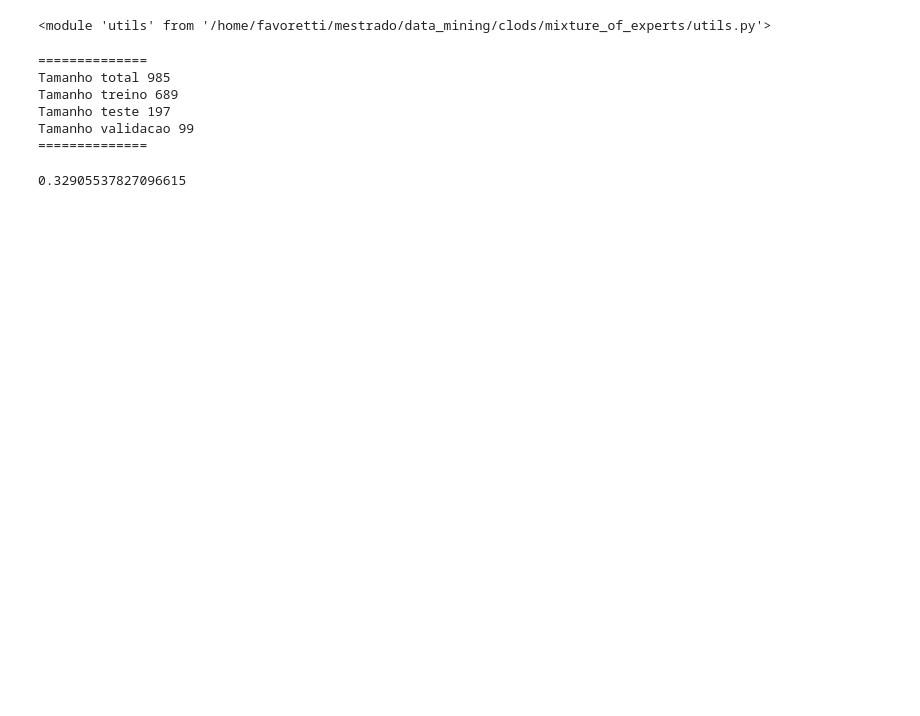
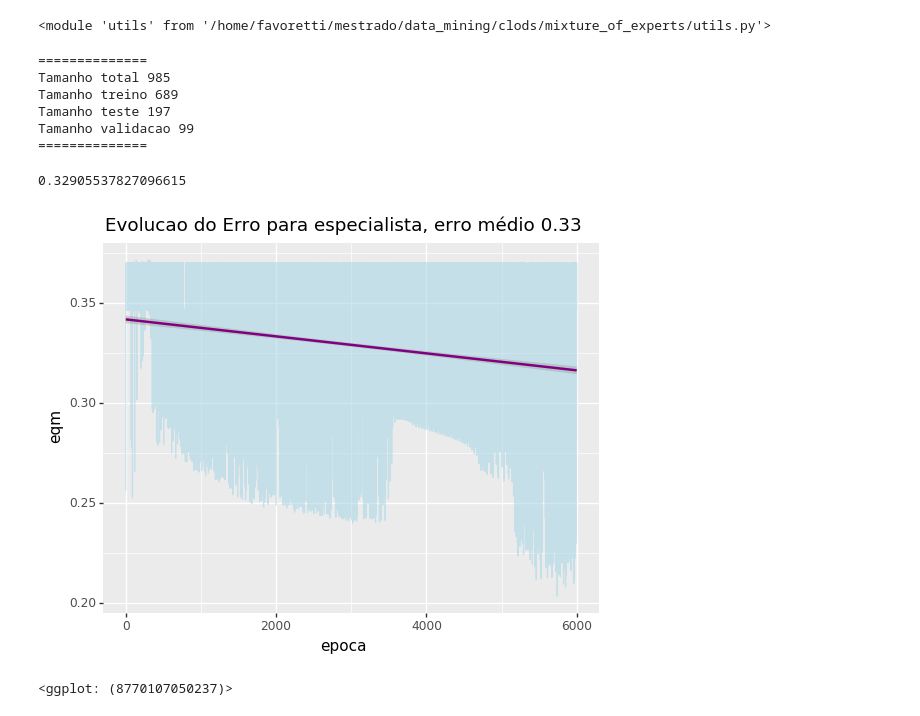
Before and after one commit to FernandoFavoretti/mixture_of_experts, a Jupyter notebook: experts_factory.ipynb, the cells around one changed output. Saved outputs shown, nothing was run; the diff lists cells and outputs as text; code cells hidden in the pictures; blank space fills up the shorter version.

```diff
--- a/experts_factory.ipynb
+++ b/experts_factory.ipynb
@@ -244,10 +244,13 @@ np.mean(all_losses)
 # %%
 from plotnine import *
 df_loss = pd.DataFrame(all_losses, columns=["eqm"])
 df_loss = df_loss.reset_index()
 df_loss = df_loss.rename({'index':'epoca'},axis=1)
 
 ggplot(df_loss, aes(y = 'eqm', x='epoca'))\
 + geom_line(alpha=0.6, color='lightblue')\
 + geom_smooth(color='purple')\
-+ ggtitle("Evolucao do Erro para especialista")
++ ggtitle("Evolucao do Erro para especialista, erro médio {}".format(np.round(np.mean(all_losses),2)))
+# %% [output]
+[figure, added]
+<ggplot: (8770107050237)>
```
Also changed, not shown: 7 other files.
